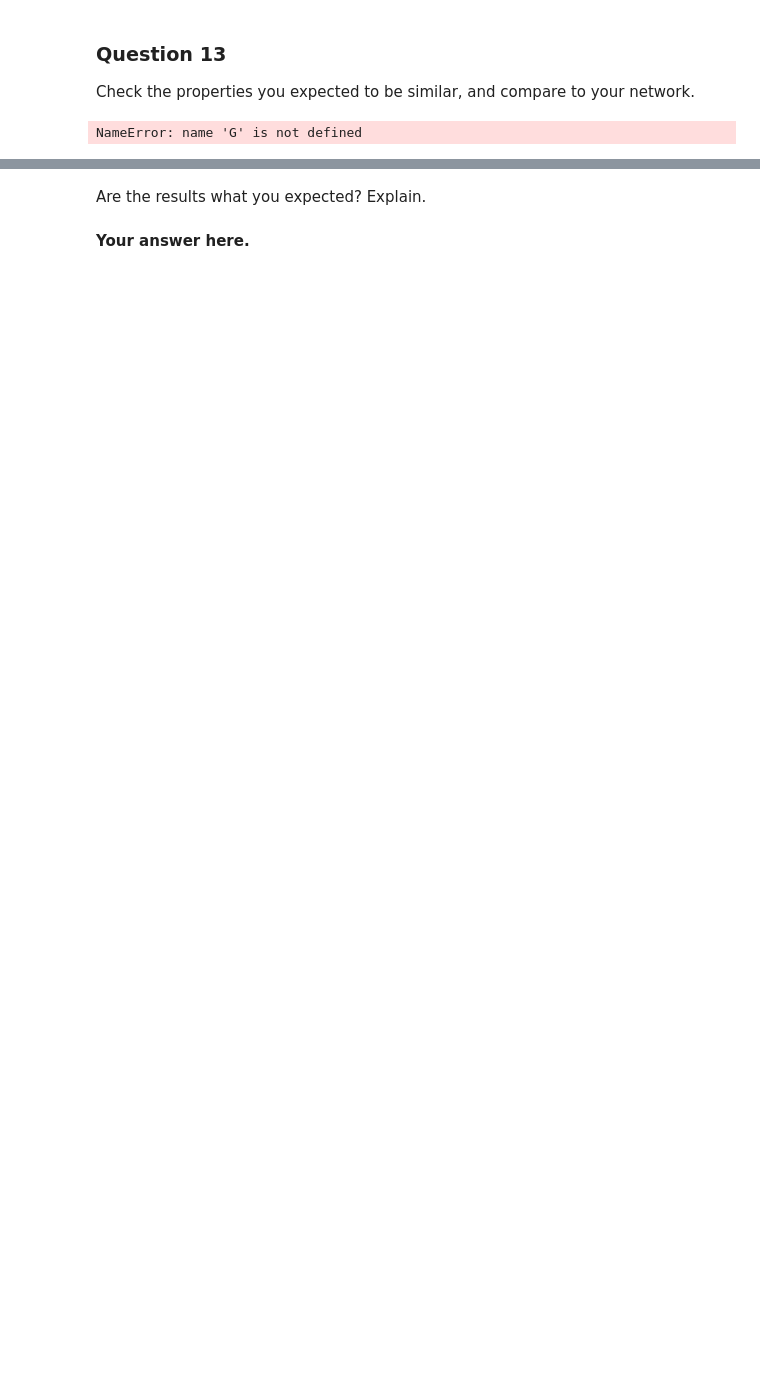
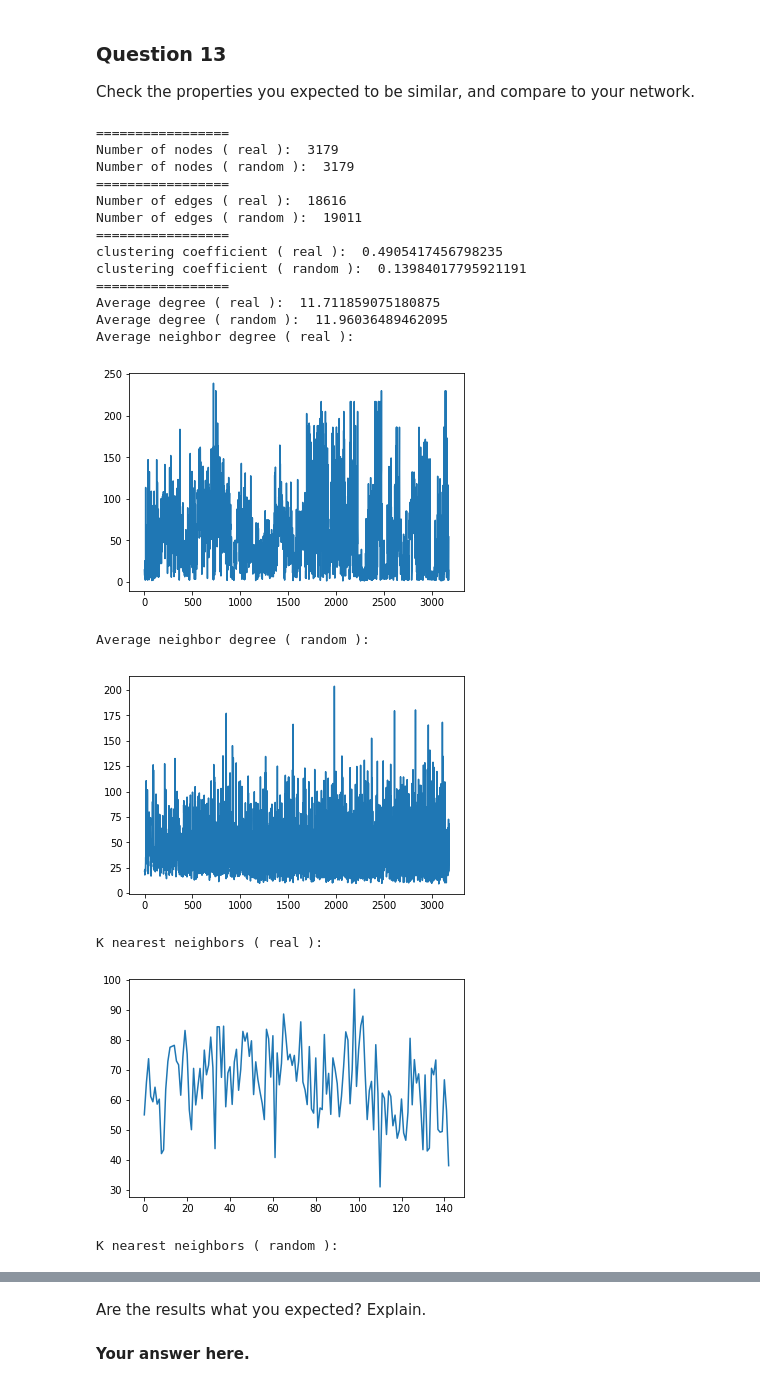
Before and after one commit to dsalathe/group_ntds, a Jupyter notebook: 2_network_models.ipynb, the cells around one changed output, grey strips where cells are left out. Drawn from its saved outputs; the diff is of its cells as text; code cells hidden in the pictures; blank space fills up the shorter version.

```diff
--- a/2_network_models.ipynb
+++ b/2_network_models.ipynb
@@ -511,6 +497,13 @@ def compare(real, random):
     graphs = (real, random)
     def name(G):
         return 'real' if G == real else 'random'
+
+
+    print("=================")
+    [print("Number of nodes (", name(G) ,"): ", nx.number_of_nodes(G)) for G in graphs]
+
+    print("=================")
+    [print("Number of edges (", name(G) ,"): ", nx.number_of_edges(G)) for G in graphs]
 
     print("=================")
     [print("clustering coefficient (", name(G) ,"): ", nx.average_clustering(G)) for G in graphs]
@@ -551,37 +544,60 @@ def compare(real, random):
         distr, _ = make_distribution(adj)
 
 
 
     Gc = max(nx.connected_component_subgraphs(G), key=len)
 
 
 
     for G in graphs:
         print()
         print("=====================================")
         print("Properties of the largest component (", name(G) ,"): ")
         Gc = max(nx.connected_component_subgraphs(G), key=len)
         print("Nodes, edges: ", len(Gc), " , ", G.number_of_edges())
         print("Clustering coef: ", nx.average_clustering(Gc))
         print("Avg degree: ", np.array([d for n, d in Gc.degree()]).mean())
 
 
     #print("=====================================")
     print()
 
     print("======================================================================")
     print(" Real Graph: ")
-    print_properties(real)
+    #print_properties(real)
     real_adj = adjacency
 
     print(" Random Graph: ")
-    print_properties(random)
-    random_adj = nx.to_numpy_matrix(random)
+    #print_properties(random)
+    random_adj = np.array(nx.to_numpy_matrix(random))
 
-    print("KL divergence between them: ", kl_divergence((make_distribution(real_adj), make_distribution(random_adj))))
+    _, deg_real = make_distribution(real_adj)
+    _, deg_random = make_distribution(random_adj)
+    real_dist = real_distrib(deg_real)
+    random_dist = real_distrib(deg_random)
+
+    print("KL divergence between them: ", kl_divergence(random_dist, real_dist, bins=19))
 
     #plt.show()
-
-compare(G, G)
+our = nx.from_numpy_matrix(np.matrix(adjacency))
+compare(our, kim_holme)
 # %% [output]
-NameError: name 'G' is not defined
+=================
+Number of nodes ( real ):  3179
+Number of nodes ( random ):  3179
+=================
+Number of edges ( real ):  18616
+Number of edges ( random ):  19011
+=================
+clustering coefficient ( real ):  0.4905417456798235
+clustering coefficient ( random ):  0.13984017795921191
+=================
+Average degree ( real ):  11.711859075180875
+Average degree ( random ):  11.96036489462095
+Average neighbor degree ( real ):
+[figure, added]
+Average neighbor degree ( random ):
+[figure, added]
+K nearest neighbors ( real ):
+[figure, added]
+K nearest neighbors ( random ):
```
Also changed, not shown: parts of 16 cells of this notebook.
